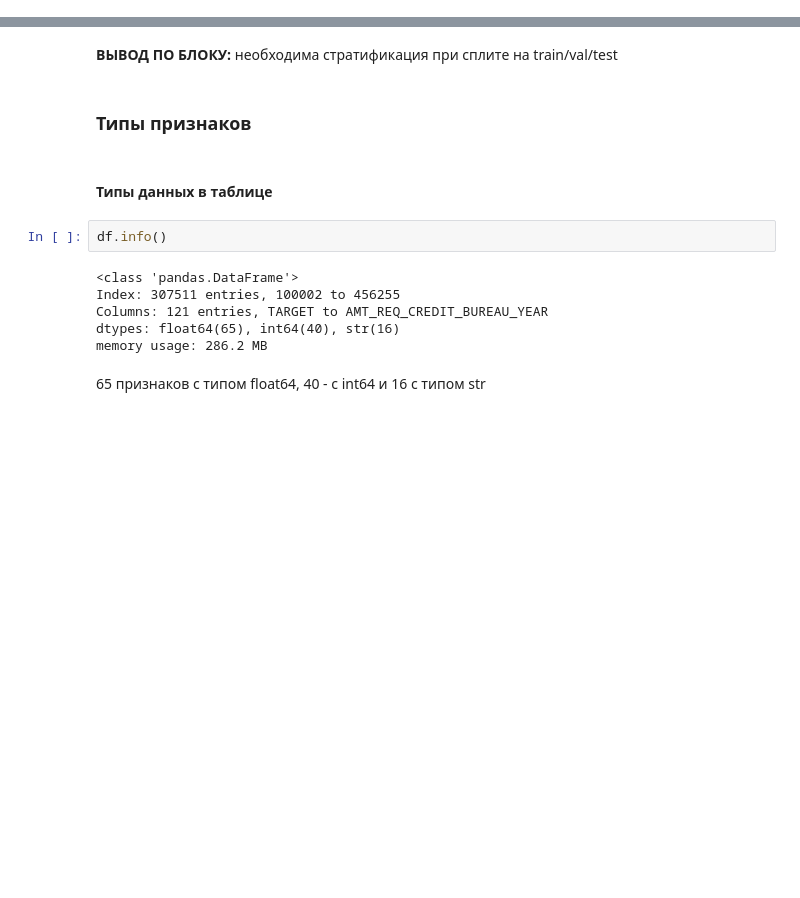
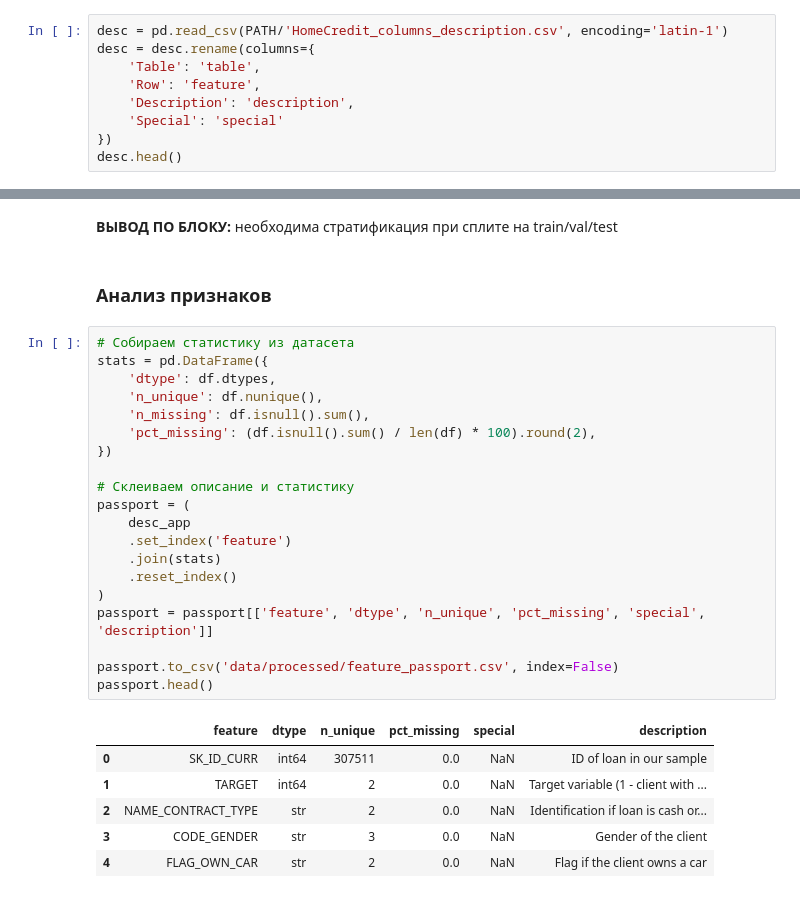
Before and after one commit to CondoR-R/university, a Jupyter notebook: интелектуальные_системы/practice/01_EDA.ipynb, the cells around one changed output, grey strips where cells are left out. Drawn from its saved outputs; the diff is of its cells as text; blank space fills up the shorter version.

```diff
--- a/интелектуальные_системы/practice/01_EDA.ipynb
+++ b/интелектуальные_системы/practice/01_EDA.ipynb
@@ -76,0 +79,9 @@ data/raw/sample_submission.csv
+# %%
+desc = pd.read_csv(PATH/'HomeCredit_columns_description.csv', encoding='latin-1')
+desc = desc.rename(columns={
+    'Table': 'table',
+    'Row': 'feature',
+    'Description': 'description',
+    'Special': 'special'
+})
+desc.head()
@@ -132,16 +161,31 @@ Name: count, dtype: float64
 # %% [markdown]
 **ВЫВОД ПО БЛОКУ:** необходима стратификация при сплите на train/val/test
 # %% [markdown]
-### Типы признаков
+### Анализ признаков
-# %% [markdown]
-#### Типы данных в таблице
-# %%
-df.info()
-# %% [output]
-<class 'pandas.DataFrame'>
-Index: 307511 entries, 100002 to 456255
-Columns: 121 entries, TARGET to AMT_REQ_CREDIT_BUREAU_YEAR
-dtypes: float64(65), int64(40), str(16)
-memory usage: 286.2 MB
-# %% [markdown]
-65 признаков с типом float64, 40 - с int64 и 16 с типом str
+# %%
+# Собираем статистику из датасета
+stats = pd.DataFrame({
+    'dtype': df.dtypes,
+    'n_unique': df.nunique(),
+    'n_missing': df.isnull().sum(),
+    'pct_missing': (df.isnull().sum() / len(df) * 100).round(2),
+})
+
+# Склеиваем описание и статистику
+passport = (
+    desc_app
+    .set_index('feature')
+    .join(stats)
+    .reset_index()
+)
+passport = passport[['feature', 'dtype', 'n_unique', 'pct_missing', 'special', 'description']]
+
+passport.to_csv('data/processed/feature_passport.csv', index=False)
+passport.head()
+# %% [output]
+|  | feature | dtype | n_unique | pct_missing | special | description |
+| 0 | SK_ID_CURR | int64 | 307511 | 0.0 | NaN | ID of loan in our sample |
+| 1 | TARGET | int64 | 2 | 0.0 | NaN | Target variable (1 - client with ... |
+| 2 | NAME_CONTRACT_TYPE | str | 2 | 0.0 | NaN | Identification if loan is cash or... |
+| 3 | CODE_GENDER | str | 3 | 0.0 | NaN | Gender of the client |
+| 4 | FLAG_OWN_CAR | str | 2 | 0.0 | NaN | Flag if the client owns a car |
```
Also changed, not shown: parts of 8 cells of this notebook, 1 other file.
